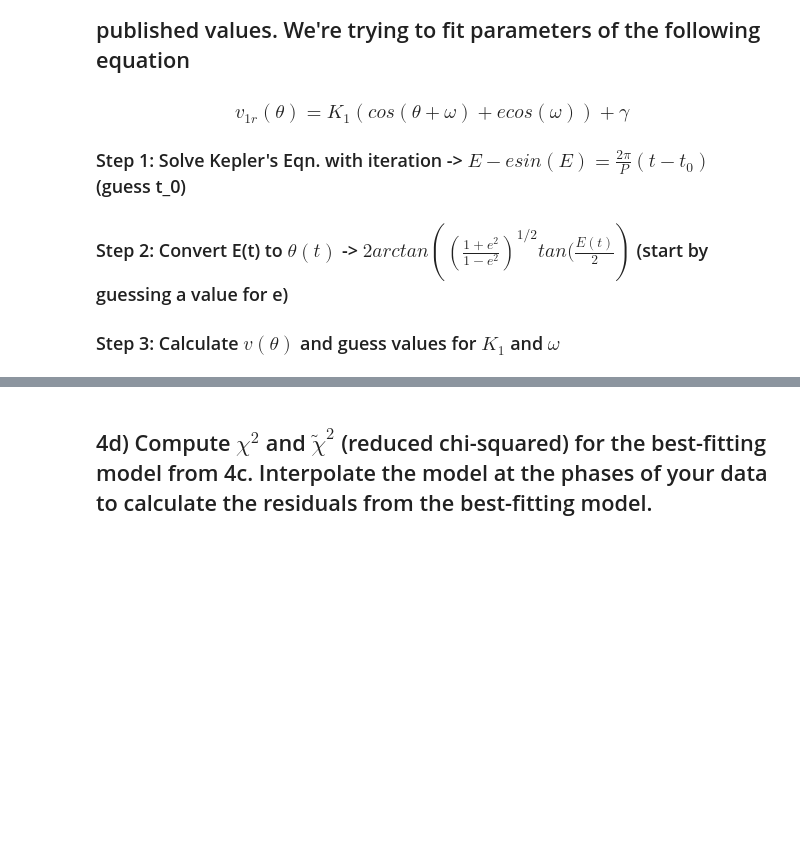
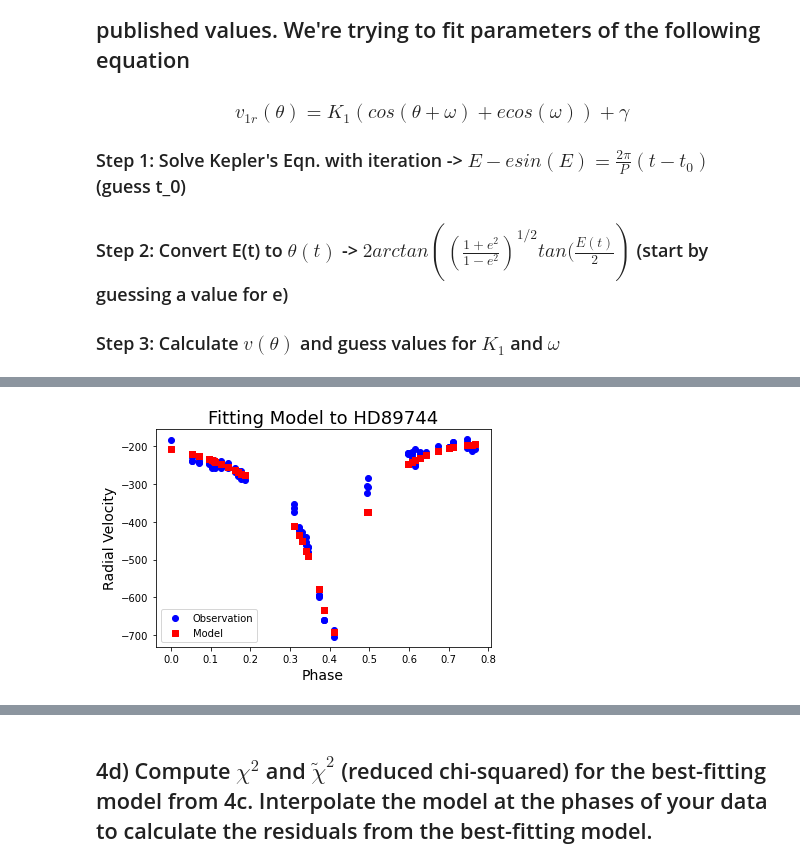
Before and after one commit to jlilly364/ASTR5490, a Jupyter notebook: HW2/PlanetsHW2.ipynb, the cells around one changed output, grey strips where cells are left out. Saved outputs shown, nothing was run; the diff lists cells and outputs as text; code cells hidden in the pictures; blank space fills up the shorter version.

```diff
--- a/HW2/PlanetsHW2.ipynb
+++ b/HW2/PlanetsHW2.ipynb
@@ -721,0 +749,15 @@ Model(time_list,phase_obs,vel_obs,t0,P,e,K,guess,gamma)
+# %%
+# Set fixed parameters in Kepler's equation
+t0 = 107. # in days
+P = 258. # in days
+e = 0.7
+
+# Set parameters in velocity equation
+K = 250
+w = 190
+gamma = -270
+
+# Plot observations vs. model for best set of parameters
+vel_model = Model(time_list,phase_obs,vel_obs,errors_obs,107.0,P,e,K,w,gamma,plot=True)
+# %% [output]
+[figure, added]
```
Also changed, not shown: parts of 11 cells of this notebook, 4 other files.
